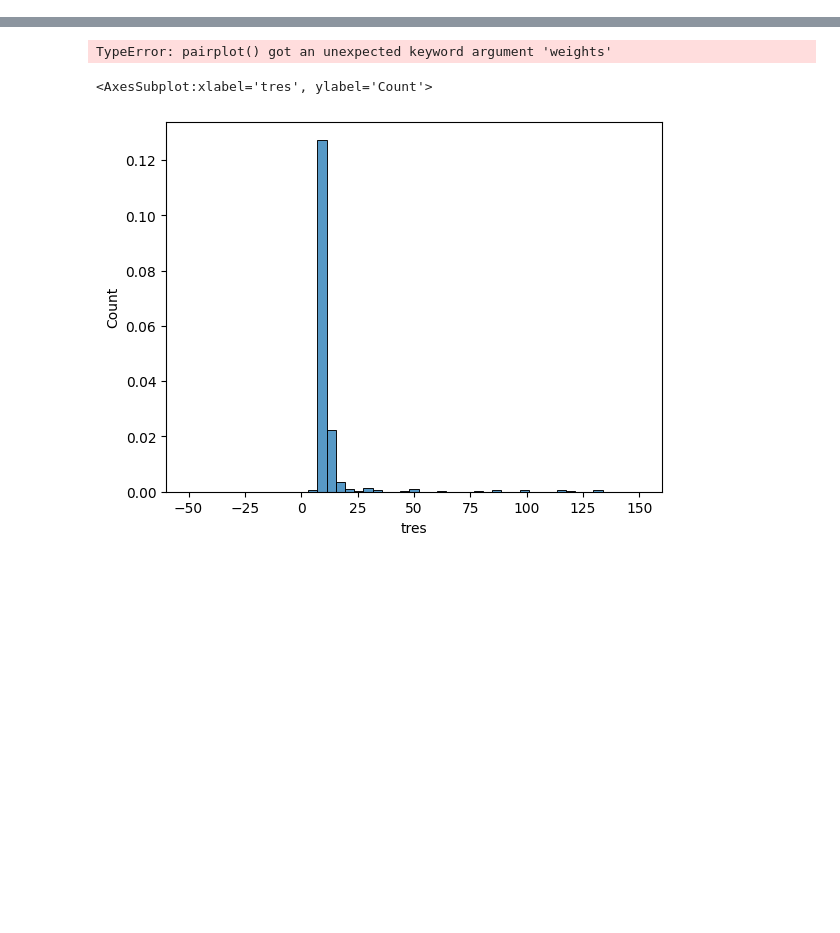
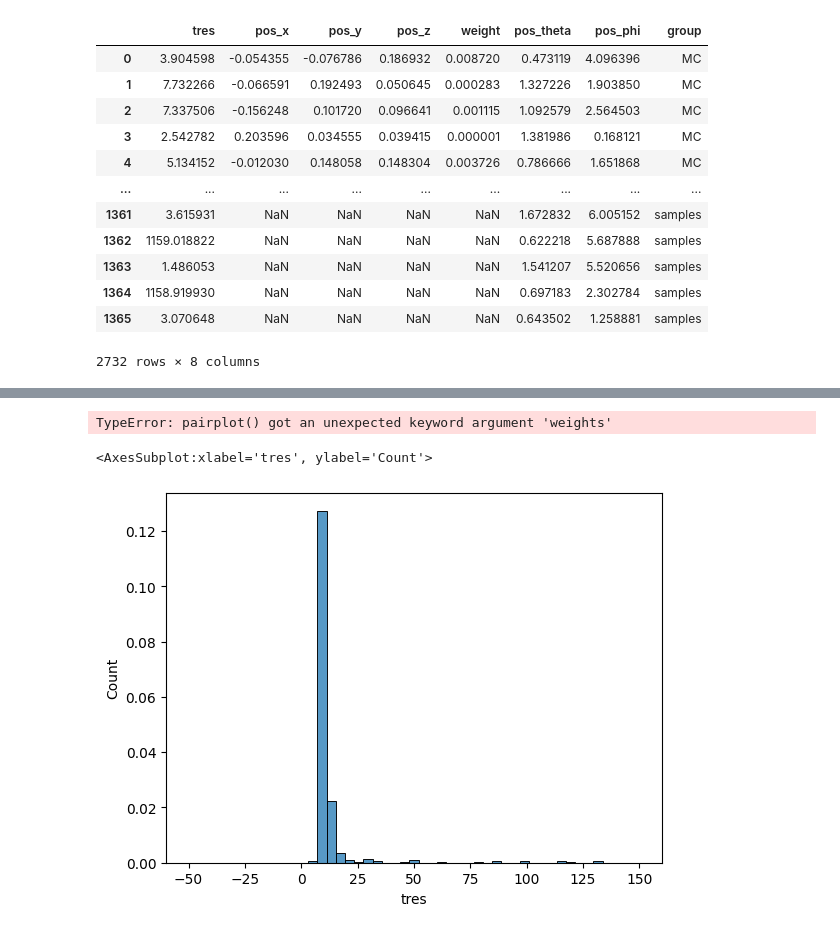
Before and after one commit to chrhck/NeutrinoTelescopes, a Jupyter notebook: notebooks/fit_normalizing_flow.ipynb, the cells around one changed output, grey strips where cells are left out. Saved outputs shown, nothing was run; the diff lists cells and outputs as text; code cells hidden in the pictures; blank space fills up the shorter version.

```diff
--- a/notebooks/fit_normalizing_flow.ipynb
+++ b/notebooks/fit_normalizing_flow.ipynb
@@ -423 +464,17 @@ tensor([[    nan,  0.6366, -0.4429],
+# %%
+data
+# %% [output]
+|  | tres | pos_x | pos_y | pos_z | weight | pos_theta | pos_phi | group |
+| 0 | 3.904598 | -0.054355 | -0.076786 | 0.186932 | 0.008720 | 0.473119 | 4.096396 | MC |
+| 1 | 7.732266 | -0.066591 | 0.192493 | 0.050645 | 0.000283 | 1.327226 | 1.903850 | MC |
+| 2 | 7.337506 | -0.156248 | 0.101720 | 0.096641 | 0.001115 | 1.092579 | 2.564503 | MC |
+| 3 | 2.542782 | 0.203596 | 0.034555 | 0.039415 | 0.000001 | 1.381986 | 0.168121 | MC |
+| 4 | 5.134152 | -0.012030 | 0.148058 | 0.148304 | 0.003726 | 0.786666 | 1.651868 | MC |
+| ... | ... | ... | ... | ... | ... | ... | ... | ... |
+| 1361 | 3.615931 | NaN | NaN | NaN | NaN | 1.672832 | 6.005152 | samples |
+| 1362 | 1159.018822 | NaN | NaN | NaN | NaN | 0.622218 | 5.687888 | samples |
+| 1363 | 1.486053 | NaN | NaN | NaN | NaN | 1.541207 | 5.520656 | samples |
+| 1364 | 1158.919930 | NaN | NaN | NaN | NaN | 0.697183 | 2.302784 | samples |
+| 1365 | 3.070648 | NaN | NaN | NaN | NaN | 0.643502 | 1.258881 | samples |
+2732 rows × 8 columns
 # %%
```
Also changed, not shown: parts of 8 cells of this notebook.
